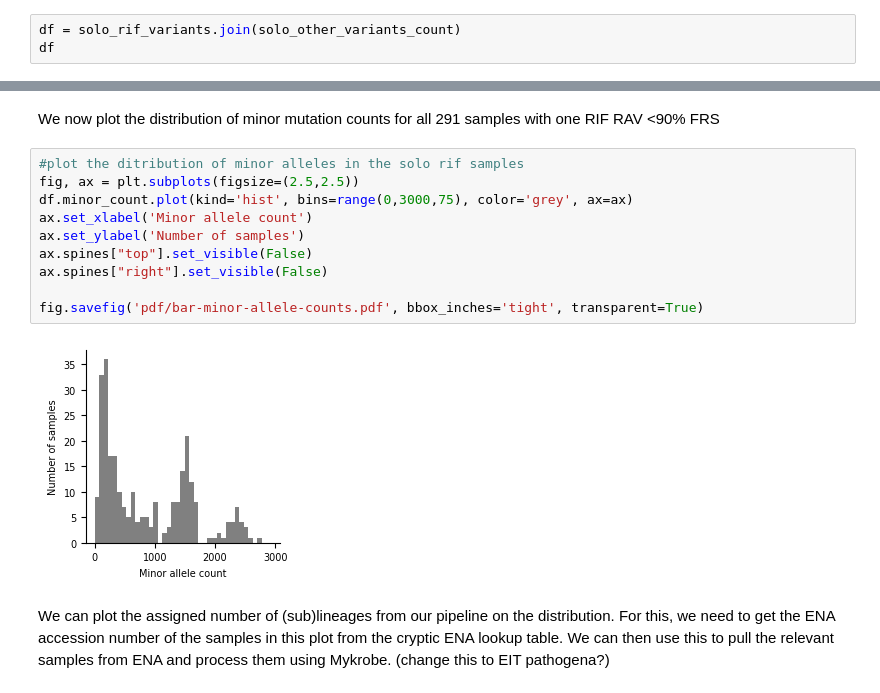
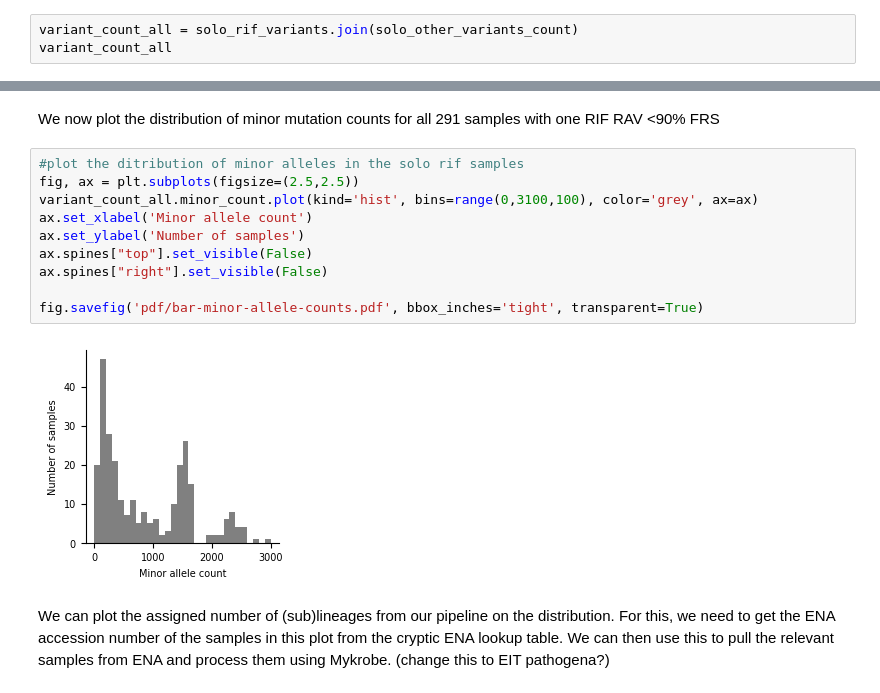
Before and after one commit to fowler-lab/tuberculosis-RNAP-subpopulations, a Jupyter notebook: analysis.ipynb, the cells around one changed output, grey strips where cells are left out. Drawn from its saved outputs; the diff is of its cells as text.

```diff
--- a/analysis.ipynb
+++ b/analysis.ipynb
@@ -782,8 +784,8 @@ solo_other_variants_count
 # %% [markdown]
 Now we join the table containing the count of minor mutations per sample to the table reporting the RIF mutations in the 291 samples
 # %%
-df = solo_rif_variants.join(solo_other_variants_count)
-df
+variant_count_all = solo_rif_variants.join(solo_other_variants_count)
+variant_count_all
 # %% [output]
 |  | gene | gene_position | mutation | variant | codon_idx | nucleotide_index | indel_length | ... |
 | uniqueid |  |  |  |  |  |  |  | ... |
@@ -804,15 +806,15 @@ We now plot the distribution of minor mutation counts for all 291 samples with o
 # %%
 #plot the ditribution of minor alleles in the solo rif samples
 fig, ax = plt.subplots(figsize=(2.5,2.5))
-df.minor_count.plot(kind='hist', bins=range(0,3000,75), color='grey', ax=ax)
+variant_count_all.minor_count.plot(kind='hist', bins=range(0,3100,100), color='grey', ax=ax)
 ax.set_xlabel('Minor allele count')
 ax.set_ylabel('Number of samples')
 ax.spines["top"].set_visible(False)
 ax.spines["right"].set_visible(False)
 
 fig.savefig('pdf/bar-minor-allele-counts.pdf', bbox_inches='tight', transparent=True)
 # %% [output]
-[figure, old version]
+[figure, new version]
 # %% [markdown]
 We can plot the assigned number of (sub)lineages from our pipeline on the distribution. For this, we need to get the ENA accession number of the samples in this plot from the cryptic ENA lookup table. We can then use this to pull the relevant samples from ENA and process them using Mykrobe. (change this to EIT pathogena?)
 # %%
```
Also changed, not shown: parts of 13 cells of this notebook, 1 other file.
